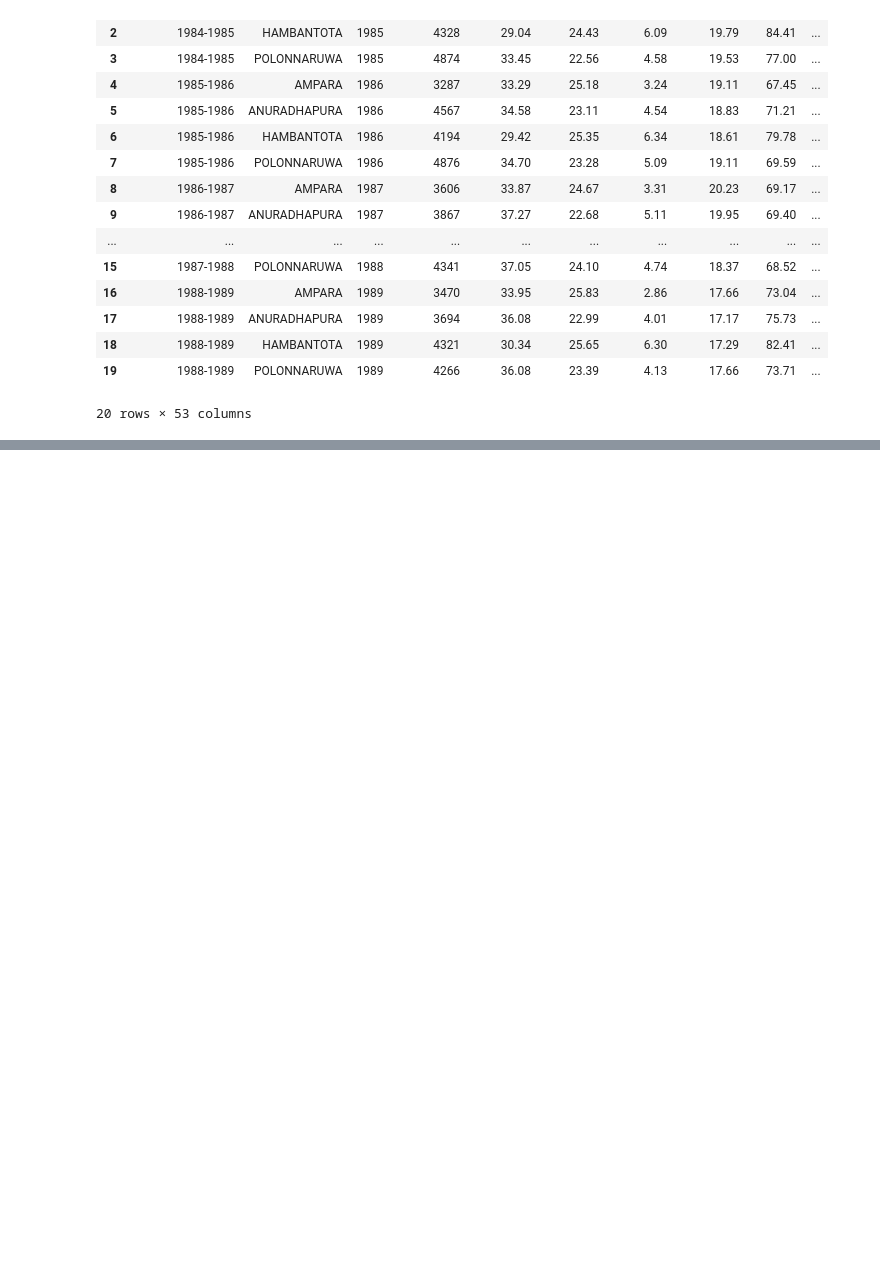
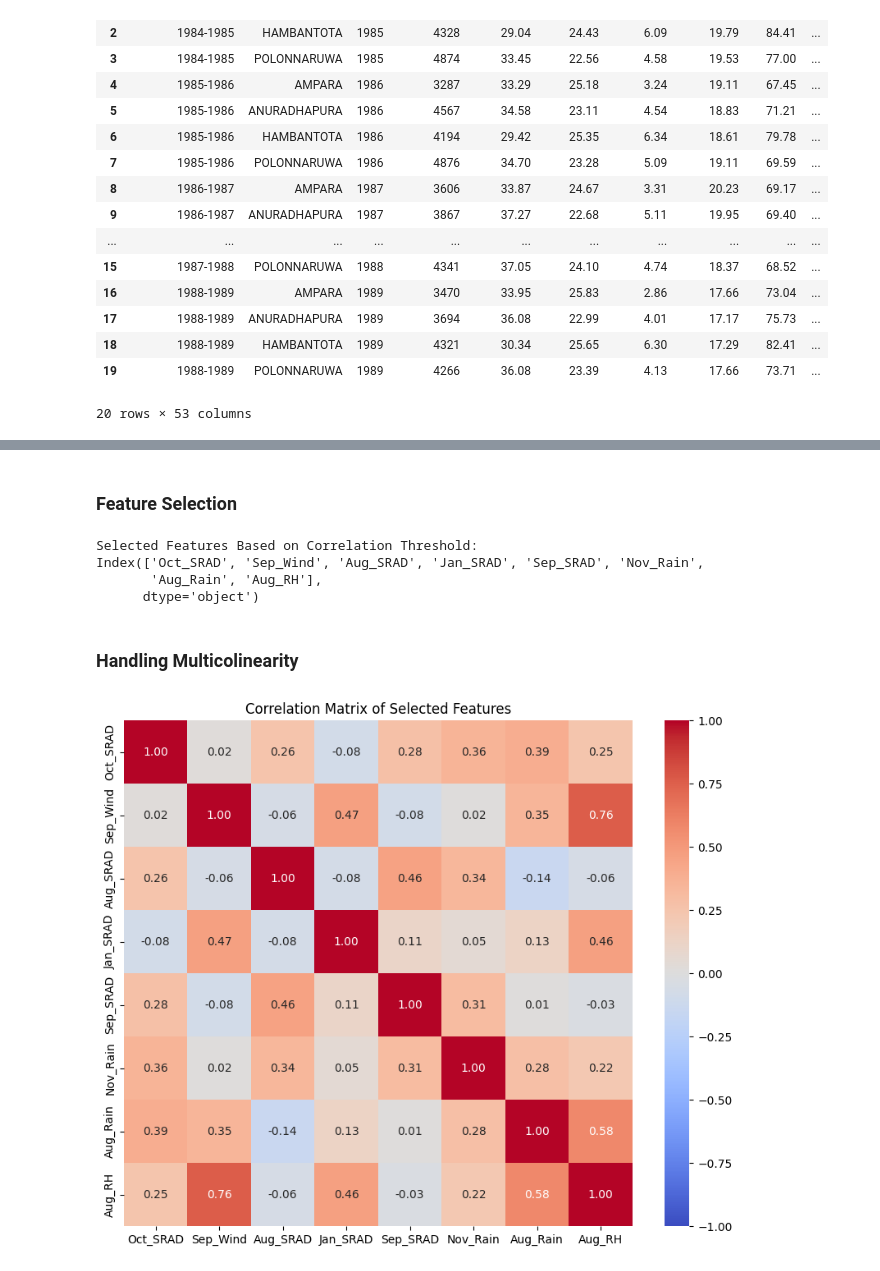
Before and after one commit to Dinithiii04/AgriLak, a Jupyter notebook: notebooks/NEW_yield_pred_model.ipynb, the cells around one changed output, grey strips where cells are left out. Saved outputs shown, nothing was run; the diff lists cells and outputs as text; code cells hidden in the pictures; blank space fills up the shorter version.

```diff
--- a/notebooks/NEW_yield_pred_model.ipynb
+++ b/notebooks/NEW_yield_pred_model.ipynb
@@ -261,0 +374,6 @@ display(pivot_data.head(20))
+# %%
+# Calculate the correlation of all weather variables with Maha_Yield
+correlation_df = pivot_data[weather_columns + ['Maha_Yield']].corr()['Maha_Yield'].drop('Maha_Yield').sort_values(ascending=False)
+
+# Display the correlation values
+display(correlation_df)
@@ -261,0 +399,31 @@ display(pivot_data.head(20))
+# %% [markdown]
+### Feature Selection
+# %%
+# Set a correlation threshold
+threshold = 0.3
+
+# Select features with strong correlation
+selected_features = correlation_df[abs(correlation_df) > threshold].index
+print("Selected Features Based on Correlation Threshold:")
+print(selected_features)
+# %% [output]
+Selected Features Based on Correlation Threshold:
+Index(['Oct_SRAD', 'Sep_Wind', 'Aug_SRAD', 'Jan_SRAD', 'Sep_SRAD', 'Nov_Rain',
+       'Aug_Rain', 'Aug_RH'],
+      dtype='object')
+# %% [markdown]
+### Handling Multicolinearity
+# %%
+# Extract only the selected features from the original data
+selected_data = pivot_data[selected_features]
+
+# Calculate the correlation matrix for the selected features
+selected_correlation_matrix = selected_data.corr()
+
+# Visualize the correlation matrix using a heatmap
+plt.figure(figsize=(10, 8))
+sns.heatmap(selected_correlation_matrix, annot=True, cmap='coolwarm', fmt='.2f', vmin=-1, vmax=1)
+plt.title('Correlation Matrix of Selected Features')
+plt.show()
+# %% [output]
+[figure, added]
```
Also changed, not shown: parts of 15 cells of this notebook.
